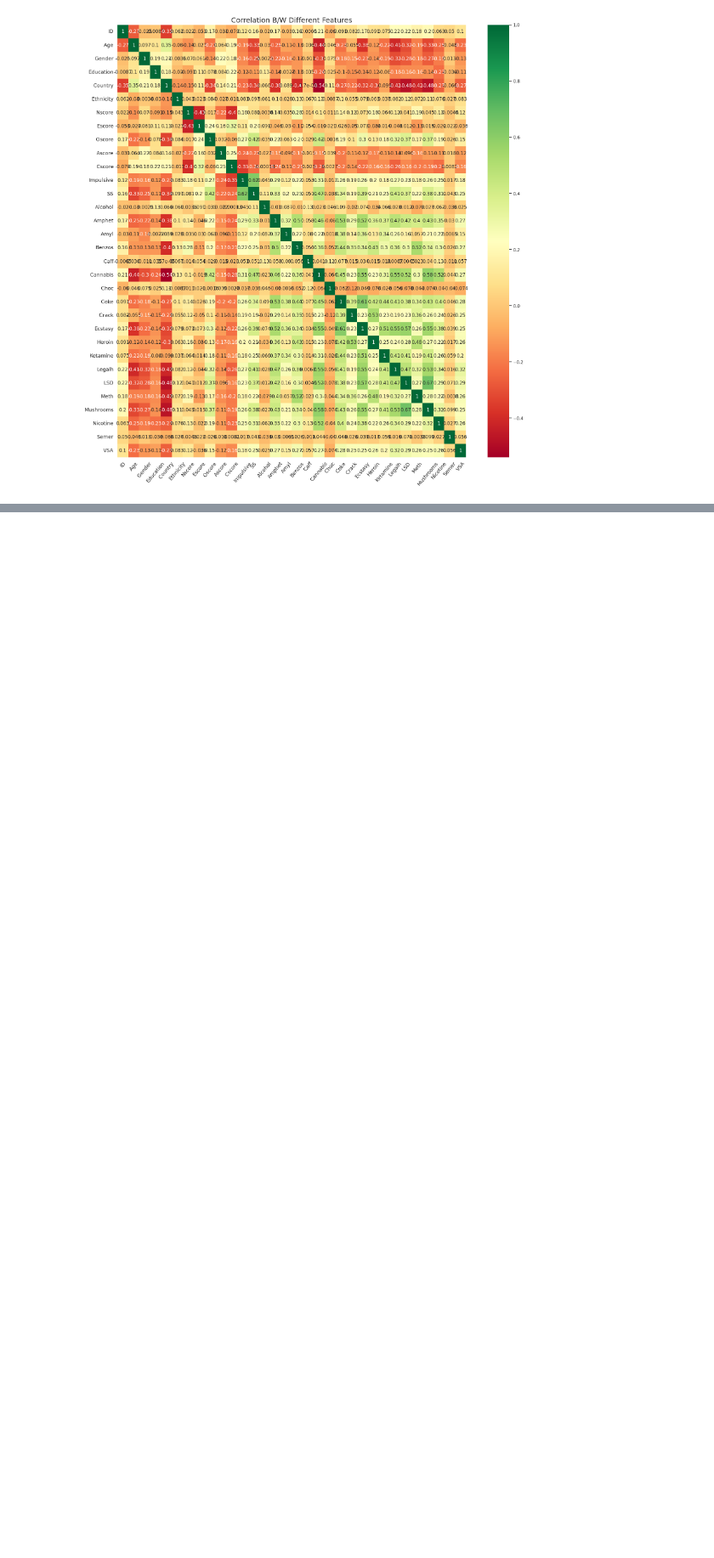
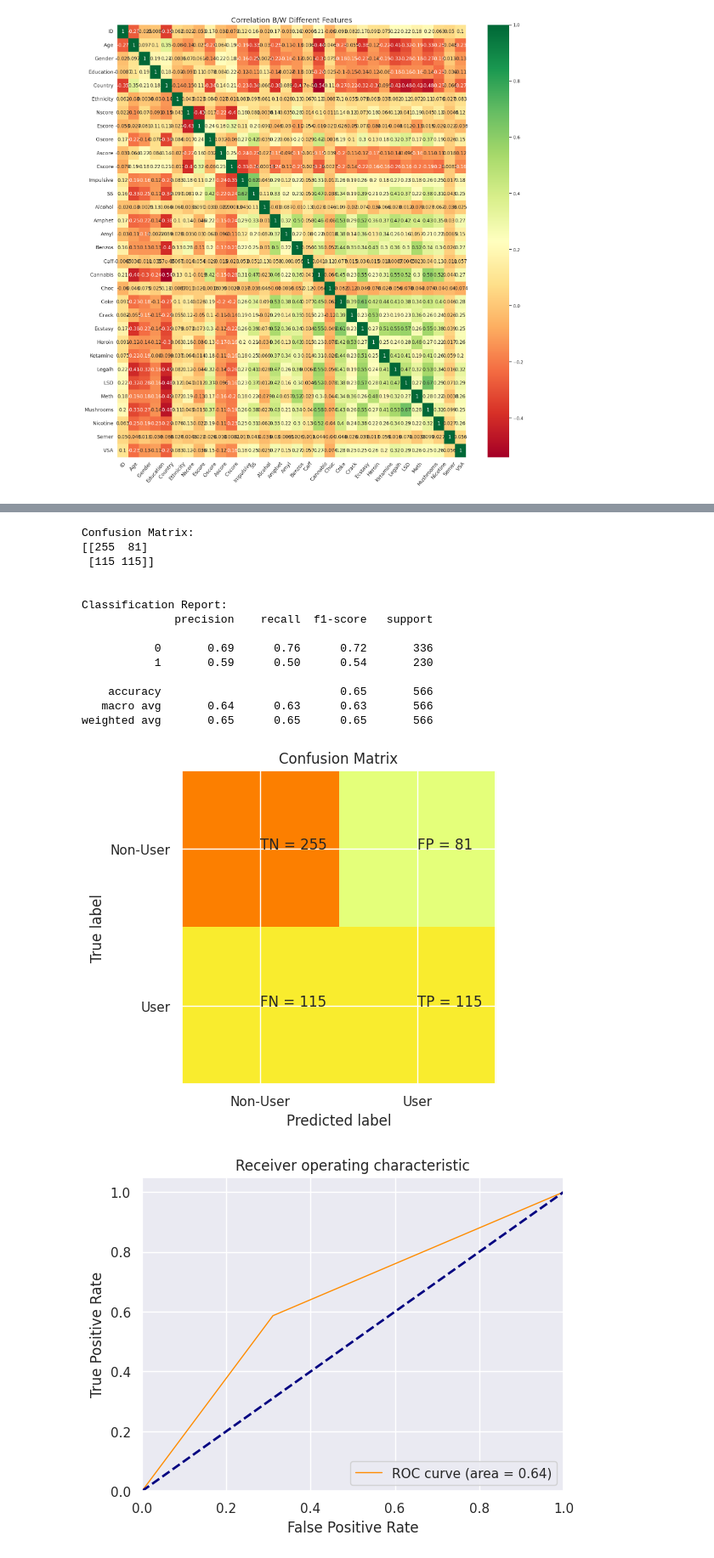
Before and after one commit to harini-spec/overdose-prediction, a Jupyter notebook: drug-prediction.ipynb, the cells around one changed output, grey strips where cells are left out. Shown at 85% size. Saved outputs shown, nothing was run; the diff lists cells and outputs as text; code cells hidden in the pictures; blank space fills up the shorter version.

```diff
--- a/drug-prediction.ipynb
+++ b/drug-prediction.ipynb
@@ -297,0 +429,4 @@ X_train1, X_test1, y_train1, y_test1 = train_test_split(X, y, test_size=0.30, ra
+# %%
+from sklearn.neighbors import KNeighborsClassifier
+clf = KNeighborsClassifier()
+clf.fit(X_train,y_train)
@@ -297,0 +436,20 @@ X_train1, X_test1, y_train1, y_test1 = train_test_split(X, y, test_size=0.30, ra
+# %%
+report_performance(clf)
+roc_curves(clf)
+# %% [output]
+Confusion Matrix:
+[[255  81]
+ [115 115]]
+
+
+Classification Report:
+              precision    recall  f1-score   support
+
+           0       0.69      0.76      0.72       336
+           1       0.59      0.50      0.54       230
+
+    accuracy                           0.65       566
+   macro avg       0.64      0.63      0.63       566
+weighted avg       0.65      0.65      0.65       566
+[figure, added]
+[figure, added]
```
Also changed, not shown: parts of 17 cells of this notebook.
